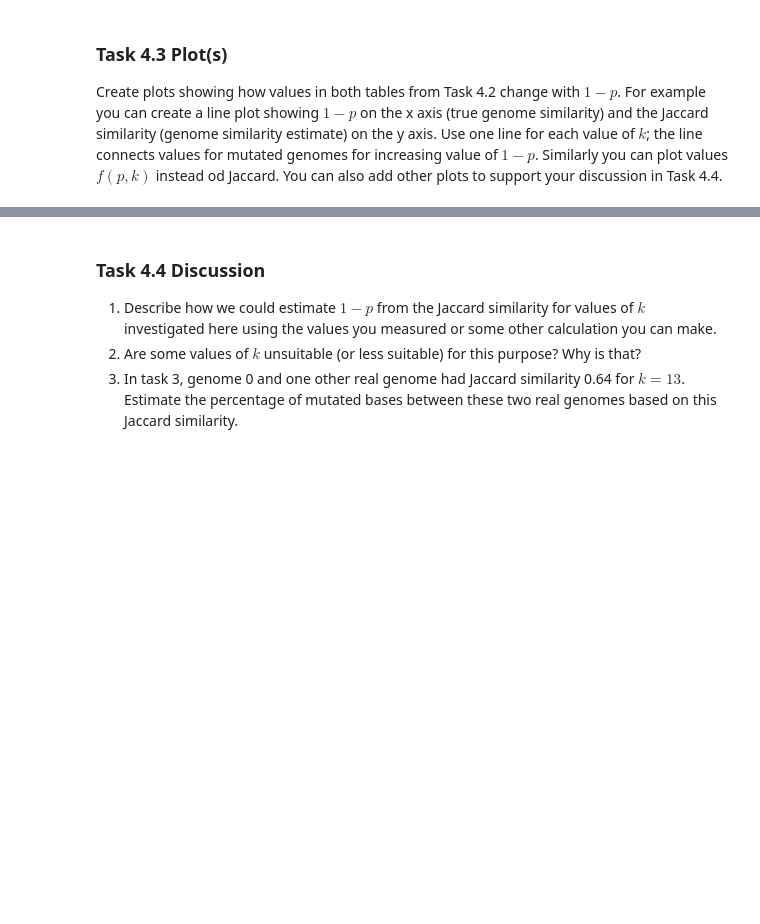
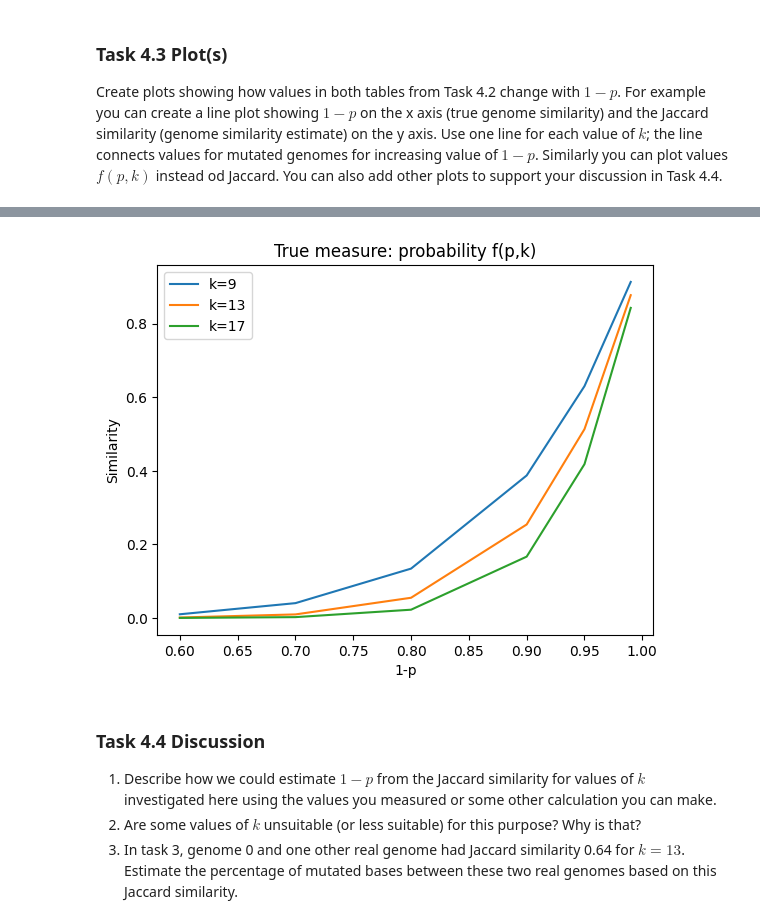
Before and after one commit to AndruKP/mbi, a Jupyter notebook: du01/a1i.ipynb, the cells around one changed output, grey strips where cells are left out. Cells and saved outputs as stored; diff of their text form; code cells hidden in the pictures; blank space fills up the shorter version.

```diff
--- a/du01/a1i.ipynb
+++ b/du01/a1i.ipynb
@@ -407,3 +511,7 @@ def plot_similarities(df):
+# %%
+plot_similarities(f_table_df, 'True measure: probability f(p,k)',  k_list, 'k')
+# %% [output]
+[figure, added]
 # %% [markdown]
 ### Task 4.4 Discussion
 
```
Also changed, not shown: parts of 30 cells of this notebook.
